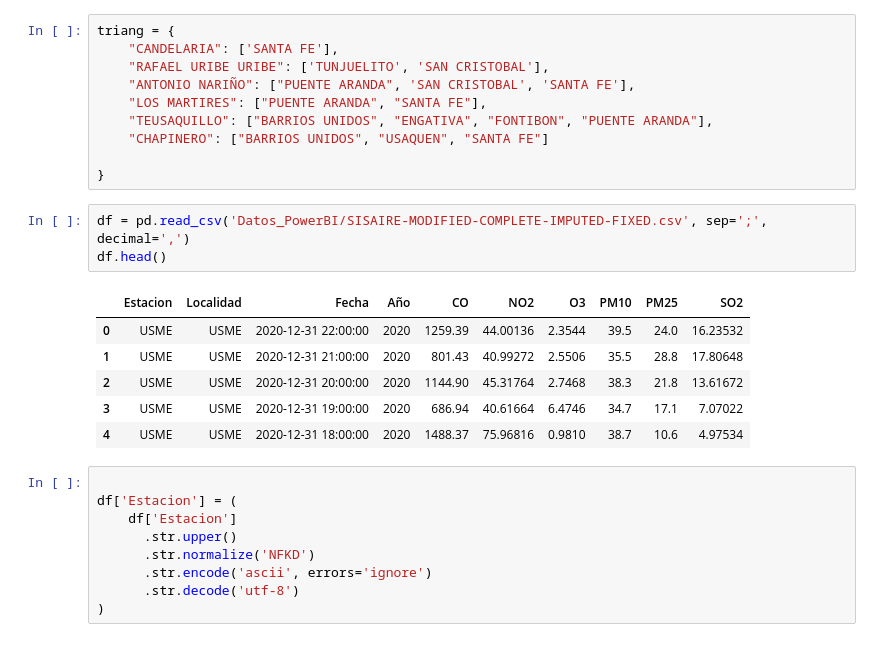
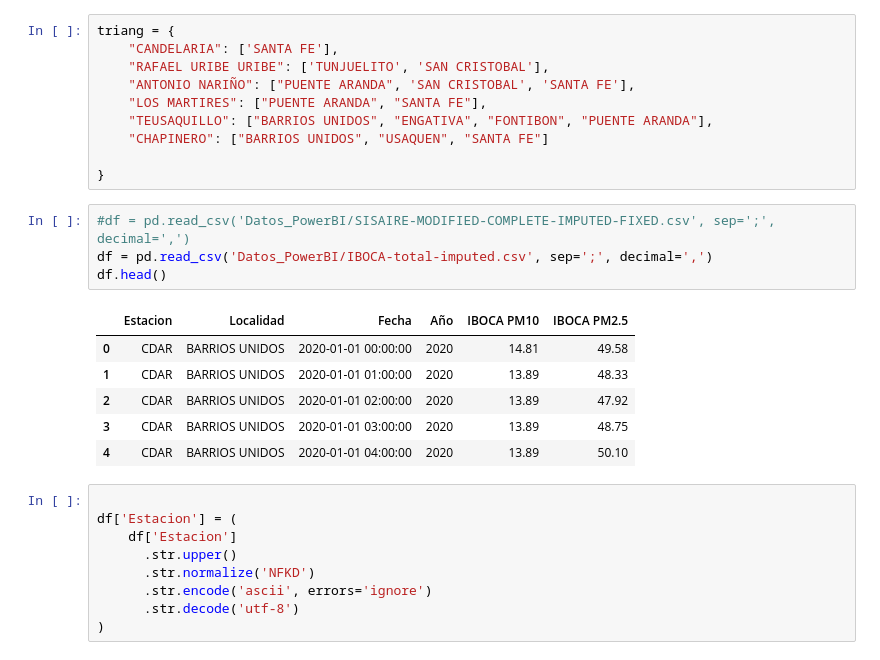
Before and after one commit to BILabsAndProjects/Proyecto2BI, a Jupyter notebook: triangulacion.ipynb, the cells around one changed output. Drawn from its saved outputs; the diff is of its cells as text.

```diff
--- a/triangulacion.ipynb
+++ b/triangulacion.ipynb
@@ -12,15 +12,16 @@ triang = {
 
 }
 # %%
-df = pd.read_csv('Datos_PowerBI/SISAIRE-MODIFIED-COMPLETE-IMPUTED-FIXED.csv', sep=';', decimal=',')
+#df = pd.read_csv('Datos_PowerBI/SISAIRE-MODIFIED-COMPLETE-IMPUTED-FIXED.csv', sep=';', decimal=',')
+df = pd.read_csv('Datos_PowerBI/IBOCA-total-imputed.csv', sep=';', decimal=',')
 df.head()
 # %% [output]
-|  | Estacion | Localidad | Fecha | Año | CO | NO2 | O3 | PM10 | PM25 | SO2 |
-| 0 | USME | USME | 2020-12-31 22:00:00 | 2020 | 1259.39 | 44.00136 | 2.3544 | 39.5 | 24.0 | 16.23532 |
-| 1 | USME | USME | 2020-12-31 21:00:00 | 2020 | 801.43 | 40.99272 | 2.5506 | 35.5 | 28.8 | 17.80648 |
-| 2 | USME | USME | 2020-12-31 20:00:00 | 2020 | 1144.90 | 45.31764 | 2.7468 | 38.3 | 21.8 | 13.61672 |
-| 3 | USME | USME | 2020-12-31 19:00:00 | 2020 | 686.94 | 40.61664 | 6.4746 | 34.7 | 17.1 | 7.07022 |
-| 4 | USME | USME | 2020-12-31 18:00:00 | 2020 | 1488.37 | 75.96816 | 0.9810 | 38.7 | 10.6 | 4.97534 |
+|  | Estacion | Localidad | Fecha | Año | IBOCA PM10 | IBOCA PM2.5 |
+| 0 | CDAR | BARRIOS UNIDOS | 2020-01-01 00:00:00 | 2020 | 14.81 | 49.58 |
+| 1 | CDAR | BARRIOS UNIDOS | 2020-01-01 01:00:00 | 2020 | 13.89 | 48.33 |
+| 2 | CDAR | BARRIOS UNIDOS | 2020-01-01 02:00:00 | 2020 | 13.89 | 47.92 |
+| 3 | CDAR | BARRIOS UNIDOS | 2020-01-01 03:00:00 | 2020 | 13.89 | 48.75 |
+| 4 | CDAR | BARRIOS UNIDOS | 2020-01-01 04:00:00 | 2020 | 13.89 | 50.10 |
 # %%
 
 df['Estacion'] = (
```
Also changed, not shown: parts of 8 cells of this notebook, 4 other files.
